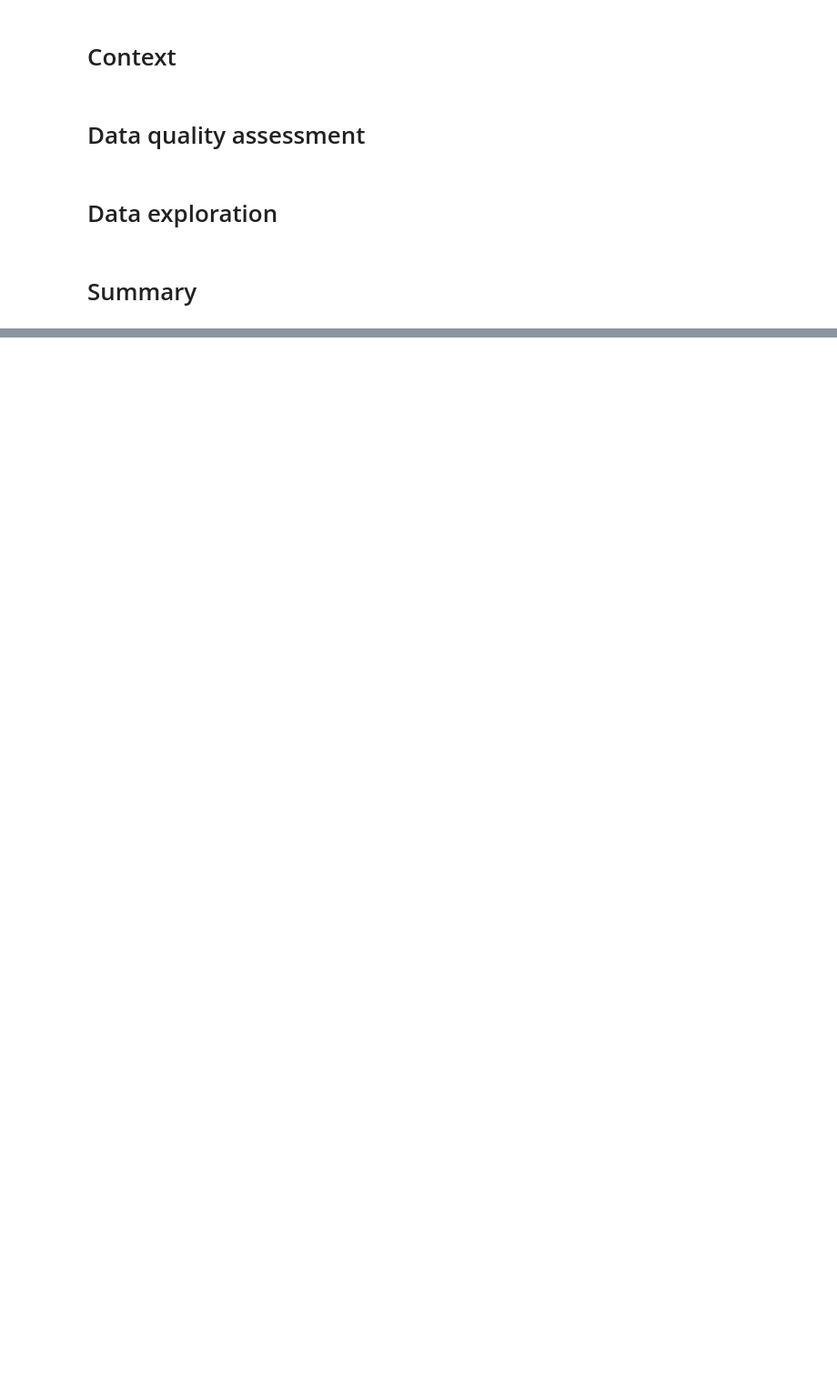
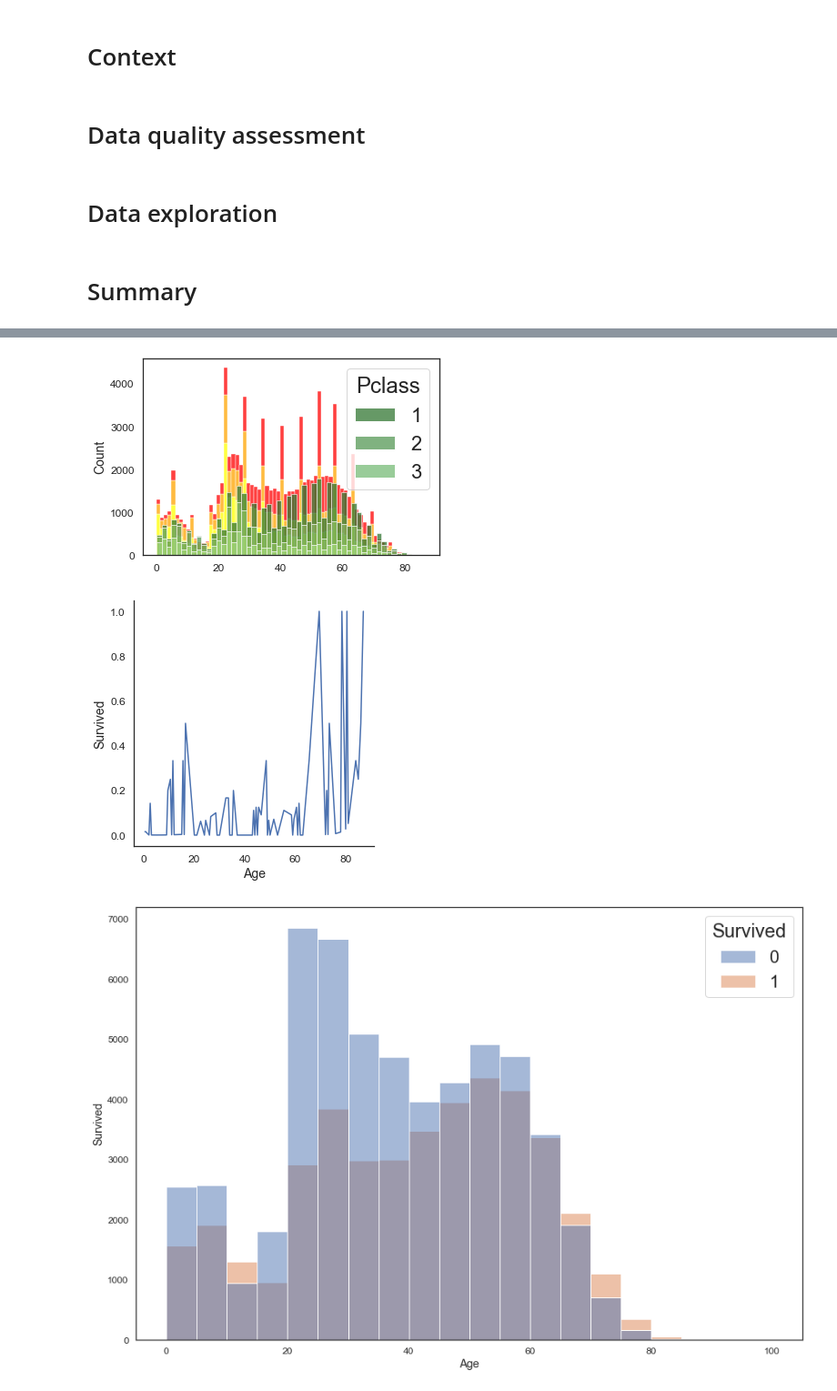
Before and after one commit to ypiskunou/ml, a Jupyter notebook: eda.ipynb, the cells around one changed output, grey strips where cells are left out. Shown at 91% size. Saved outputs shown, nothing was run; the diff lists cells and outputs as text; code cells hidden in the pictures; blank space fills up the shorter version.

```diff
--- a/eda.ipynb
+++ b/eda.ipynb
@@ -328,0 +36,42 @@ plt.ylabel('Survived', fontsize=17);
+# %%
+def survived_by_age():
+    age_surv_all = titanic[['Survived','Age']].dropna()
+    age_distribution = age_surv_all.groupby('Age').count().reset_index()
+
+    age_surv = age_surv_all[age_surv_all.Survived == 1]
+
+    age_surv_distribution = age_surv.groupby('Age').count().reset_index()
+
+    plt.rc('xtick', labelsize=12)
+    plt.rc('ytick', labelsize=12)
+    plt.rc('axes', labelsize=14)
+    sns.set_style('white')
+
+    sns.histplot(data=titanic, x='Age', hue='Pclass', multiple='stack'\
+                 , palette=['red','orange','yellow'])
+    sns.histplot(data=surv, x='Age', hue='Pclass', multiple='stack', palette=['#373','#595','#7B7'])
+
+    plt.xlabel('')
+    plt.tight_layout();
+
+    age_surv_percentage = age_surv['Survived']/age_distribution['Survived']
+    plt.figure(2, figsize=(15,10));
+
+    df=pd.DataFrame({'Age': age_distribution['Age'] , 'Survived': age_surv_percentage})
+
+    sns.relplot(data=df, x='Age', y='Survived', kind='line')
+    nans = data[data.Age.isnull()]
+    plt.figure(4, figsize=(15,10));
+    sns.histplot(data=df, x='Age', y='Survived')
+    sns.histplot(x='Age', data=age_surv_all, hue='Survived',
+                 binwidth=5, binrange=(0, 100)
+                );
+
+    plt.figure(2, figsize=(15,10));
+    plt.plot(age_distribution['Age'], age_distribution['Survived'], 'r');
+    plt.plot(age_surv_distribution['Age'], age_surv_distribution['Survived'], 'b');
+
+    plt.legend(['All','Survived'], loc=2)
+    plt.title('Survived by age ditribution')
+    plt.xlabel('Age', fontsize=17)
+    plt.ylabel('Survived', fontsize=17);
@@ -330,0 +163,6 @@ plt.ylabel('Survived', fontsize=17);
+# %%
+survived_by_age()
+# %% [output]
+[figure, added]
+[figure, added]
+[figure, added]
```
Also changed, not shown: parts of 34 cells of this notebook.
